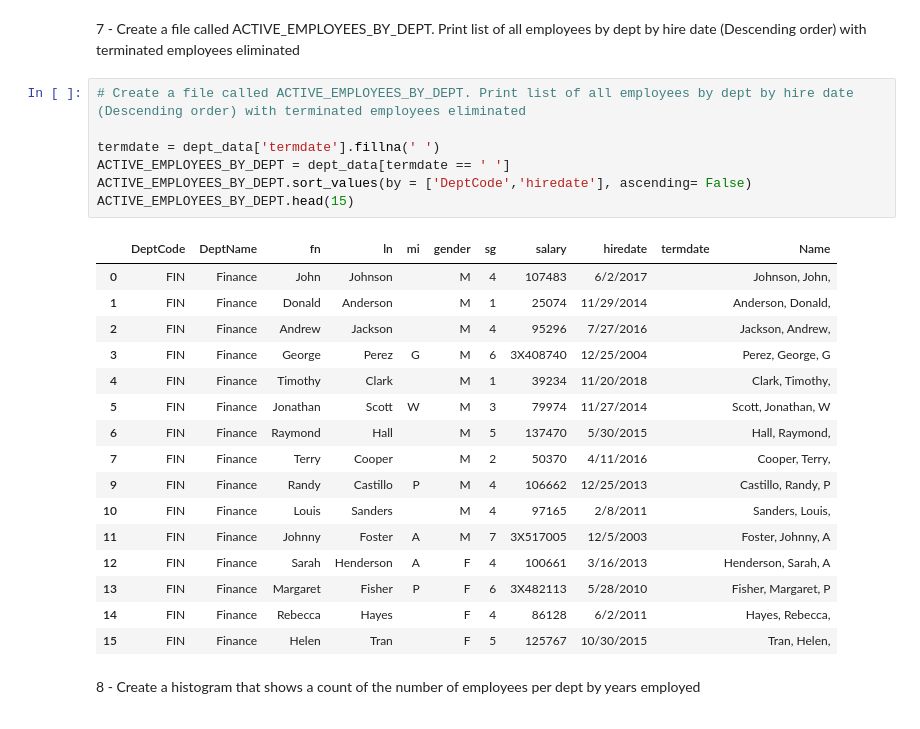
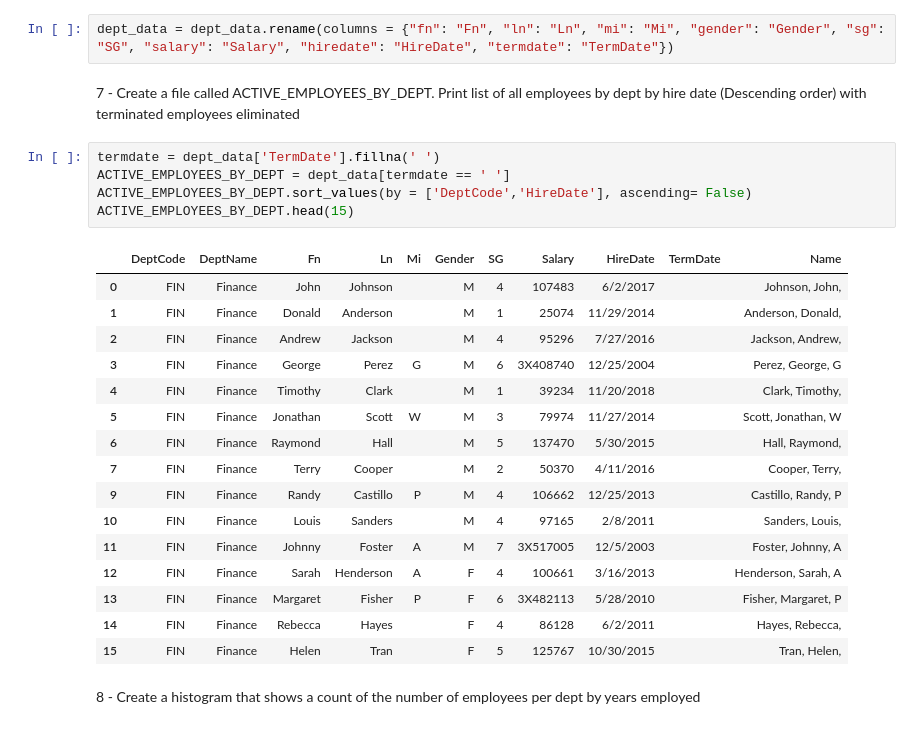
Before and after one commit to BrennanStopnik/401_work, a Jupyter notebook: Data_Science_Final/Stopnik_Brennan_DATASCIENCE_CAPSTONE_202306.ipynb, the cells around one changed output. Saved outputs shown, nothing was run; the diff lists cells and outputs as text.

```diff
--- a/Data_Science_Final/Stopnik_Brennan_DATASCIENCE_CAPSTONE_202306.ipynb
+++ b/Data_Science_Final/Stopnik_Brennan_DATASCIENCE_CAPSTONE_202306.ipynb
@@ -748 +751,3 @@ dept_data.head(15)
+# %%
+dept_data = dept_data.rename(columns = {"fn": "Fn", "ln": "Ln", "mi": "Mi", "gender": "Gender", "sg": "SG", "salary": "Salary", "hiredate": "HireDate", "termdate": "TermDate"})
 # %% [markdown]
@@ -751,12 +755,10 @@ dept_data.head(15)
 # %%
-# Create a file called ACTIVE_EMPLOYEES_BY_DEPT. Print list of all employees by dept by hire date (Descending order) with terminated employees eliminated
-
-termdate = dept_data['termdate'].fillna(' ')
+termdate = dept_data['TermDate'].fillna(' ')
 ACTIVE_EMPLOYEES_BY_DEPT = dept_data[termdate == ' ']
-ACTIVE_EMPLOYEES_BY_DEPT.sort_values(by = ['DeptCode','hiredate'], ascending= False)
+ACTIVE_EMPLOYEES_BY_DEPT.sort_values(by = ['DeptCode','HireDate'], ascending= False)
 ACTIVE_EMPLOYEES_BY_DEPT.head(15)
 # %% [output]
-|  | DeptCode | DeptName | fn | ln | mi | gender | sg | salary | hiredate | termdate | Name |
+|  | DeptCode | DeptName | Fn | Ln | Mi | Gender | SG | Salary | HireDate | TermDate | Name |
 | 0 | FIN | Finance | John | Johnson |  | M | 4 | 107483 | 6/2/2017 |  | Johnson, John, |
 | 1 | FIN | Finance | Donald | Anderson |  | M | 1 | 25074 | 11/29/2014 |  | Anderson, Donald, |
 | 2 | FIN | Finance | Andrew | Jackson |  | M | 4 | 95296 | 7/27/2016 |  | Jackson, Andrew, |
```
Also changed, not shown: parts of 40 cells of this notebook, 4 other files.
